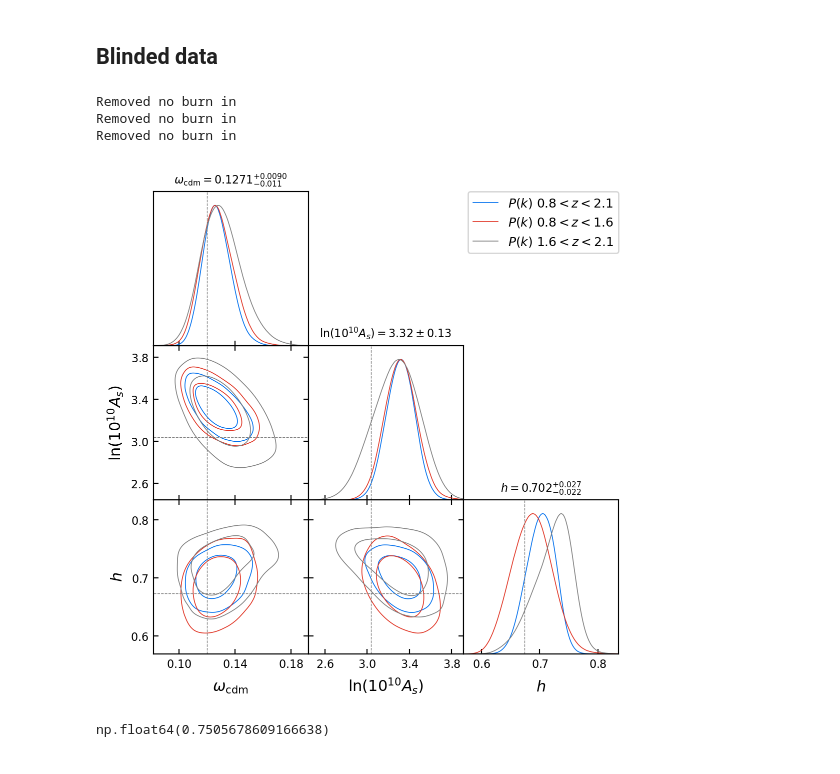
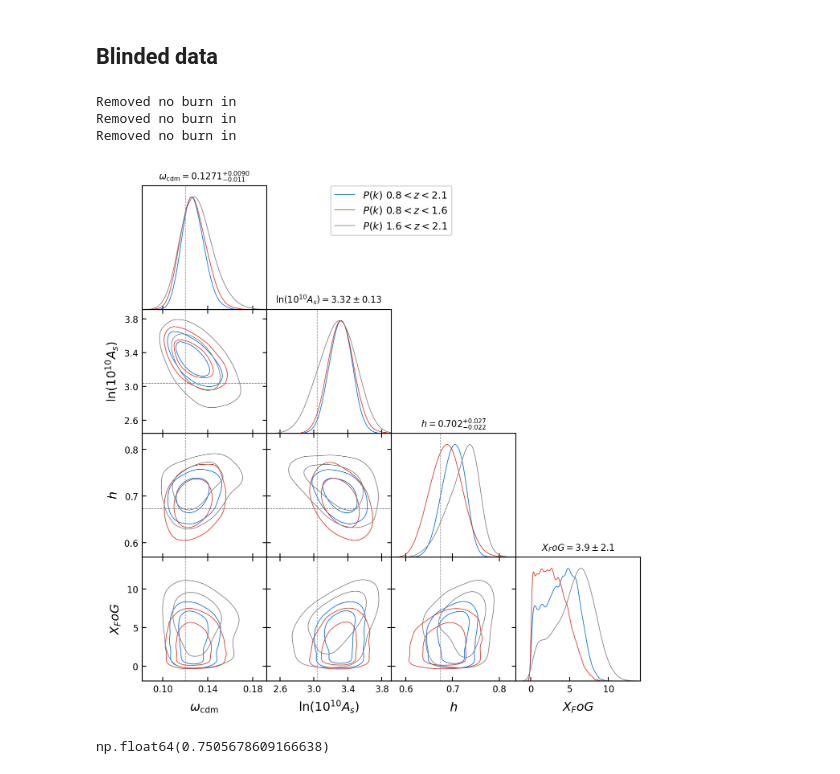
Before and after one commit to AlbertoRosado1/cai-dr2-clustering-products, a Jupyter notebook: full_shape/nb/validation_QSO_zbins.ipynb, the cells around one changed output. Saved outputs shown, nothing was run; the diff lists cells and outputs as text; code cells hidden in the pictures.

```diff
--- a/full_shape/nb/validation_QSO_zbins.ipynb
+++ b/full_shape/nb/validation_QSO_zbins.ipynb
@@ -37,21 +37,25 @@ ext = 'png'
 # %%
 dirname = Path('/pscratch/sd/a/adematti/fits_QSO_zbins/data-dr2-v2/')
 samples, legends = [], []
 samples.append(read_samples([dirname / f'cosmo-base_QSO1-z0p8-2p1-GCcomb-S2-8ac82605/samples_{i + 1:d}.h5' for i in range(4)], burnin=0.3, thin=10))
 legends.append('$P(k)$ $0.8 < z < 2.1$')
 samples.append(read_samples([dirname / f'cosmo-base_QSO-z0p8-1p6-GCcomb-S2-14a4eca4/samples_{i + 1:d}.h5' for i in range(4)], burnin=0.3, thin=10))
 legends.append('$P(k)$ $0.8 < z < 1.6$')
 samples.append(read_samples([dirname / f'cosmo-base_QSO-z1p6-2p1-GCcomb-S2-85fbe58d/samples_{i + 1:d}.h5' for i in range(4)], burnin=0.3, thin=10))
 legends.append('$P(k)$ $1.6 < z < 2.1$')
-plotting.plot_triangle(samples, params=params_toplot, title_limit=1, markers=truth, legend_labels=legends)
+
+for sample in samples:
+    for name in sample.names(basename='X_FoG'):
+        sample['X_FoG'] = sample[name]
+plotting.plot_triangle(samples, params=params_toplot + ['X_FoG'], title_limit=1, markers=truth, legend_labels=legends)
 fig = plt.gcf()
 fig.savefig(plot_dir / f'triangle.{ext}', bbox_inches='tight', pad_inches=0.1, dpi=200)
 plt.show()
 # %% [output]
 Removed no burn in
 Removed no burn in
 Removed no burn in
-[figure, old version]
+[figure, new version]
 # %%
 (samples[2].mean('h') - samples[1].mean('h')) / (samples[2].std('h')**2 + samples[1].std('h')**2)**0.5
 # %% [output]
```
Also changed, not shown: parts of 1 cell of this notebook, 11 other files.
